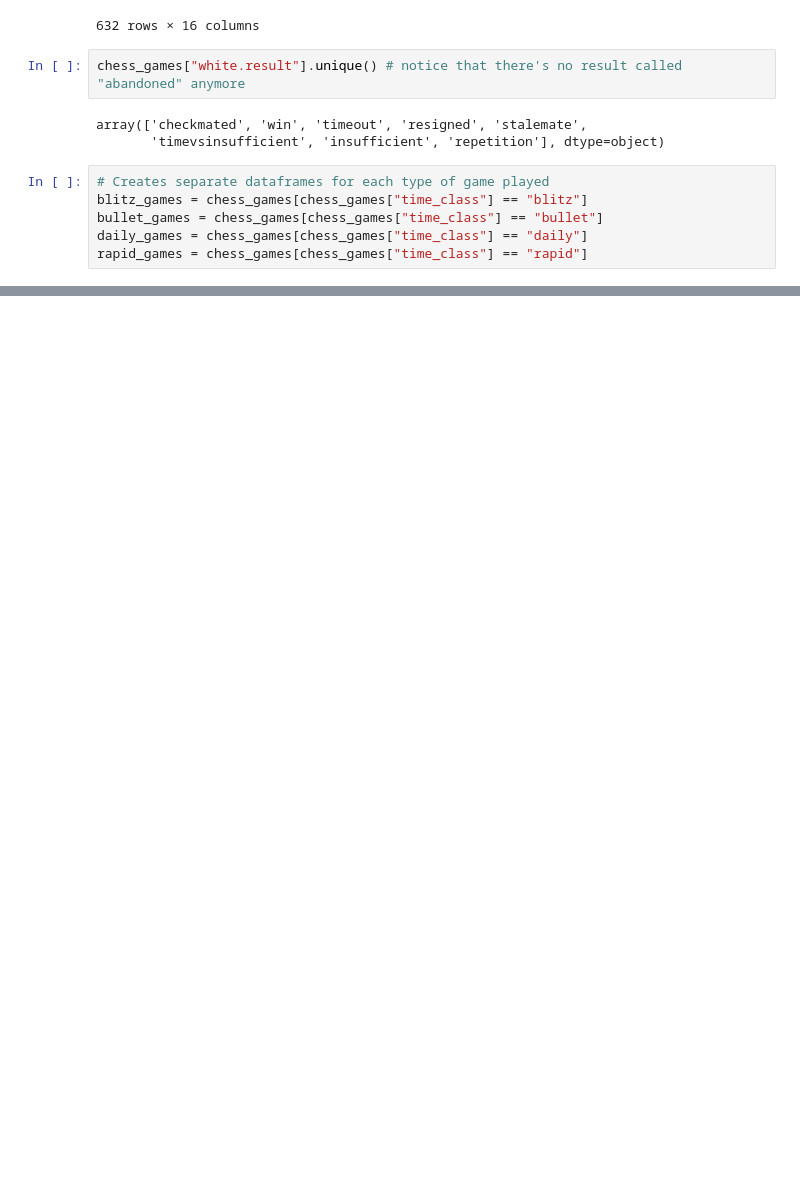
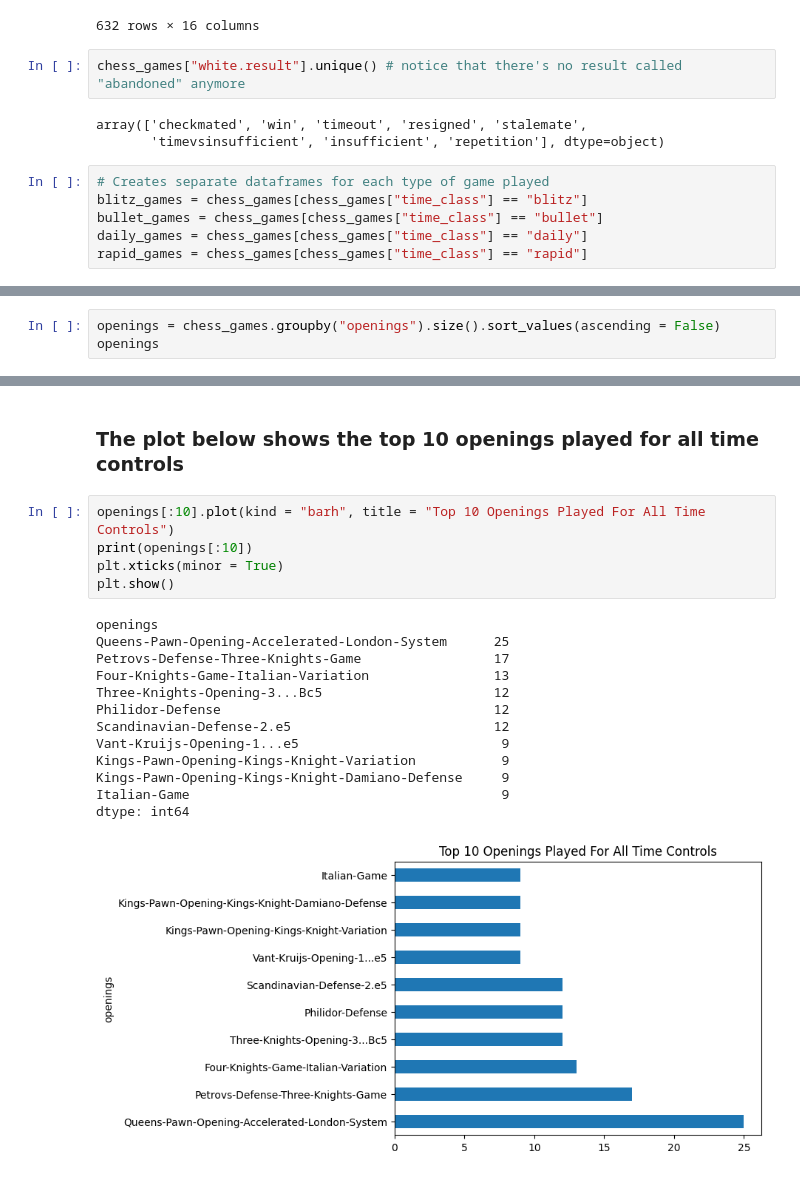
Before and after one commit to hfactor13/MyChessGames, a Jupyter notebook: chess_analysis.ipynb, the cells around one changed output, grey strips where cells are left out. Drawn from its saved outputs; the diff is of its cells as text; blank space fills up the shorter version.

Commit message:
Created openings plots

```diff
--- a/chess_analysis.ipynb
+++ b/chess_analysis.ipynb
@@ -322,2 +324,5 @@ chess_games["openings"].nunique()
 # %% [output]
 290
+# %%
+openings = chess_games.groupby("openings").size().sort_values(ascending = False)
+openings
@@ -323,0 +343,21 @@ chess_games["openings"].nunique()
+# %% [markdown]
+### The plot below shows the top 10 openings played for all time controls
+# %%
+openings[:10].plot(kind = "barh", title = "Top 10 Openings Played For All Time Controls")
+print(openings[:10])
+plt.xticks(minor = True)
+plt.show()
+# %% [output]
+openings
+Queens-Pawn-Opening-Accelerated-London-System      25
+Petrovs-Defense-Three-Knights-Game                 17
+Four-Knights-Game-Italian-Variation                13
+Three-Knights-Opening-3...Bc5                      12
+Philidor-Defense                                   12
+Scandinavian-Defense-2.e5                          12
+Vant-Kruijs-Opening-1...e5                          9
+Kings-Pawn-Opening-Kings-Knight-Variation           9
+Kings-Pawn-Opening-Kings-Knight-Damiano-Defense     9
+Italian-Game                                        9
+dtype: int64
+[figure, added]
```
Also changed, not shown: parts of 16 cells of this notebook.
